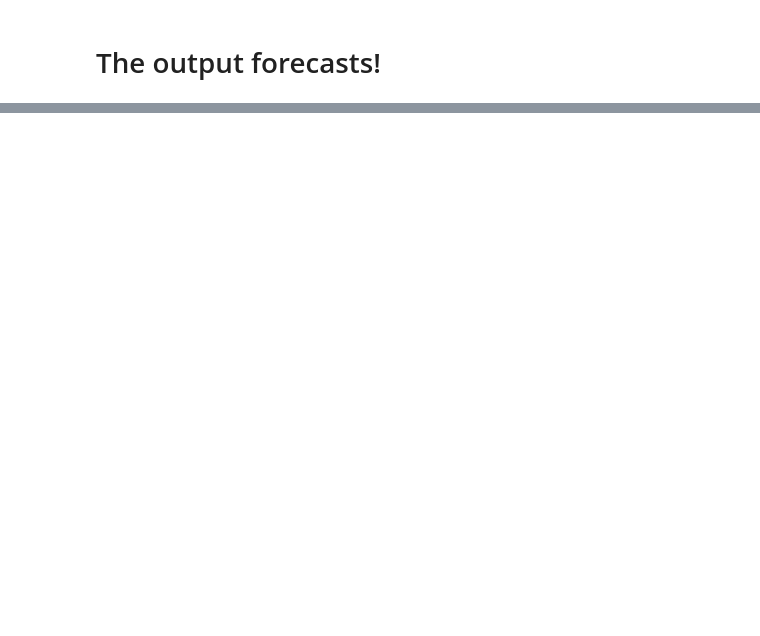
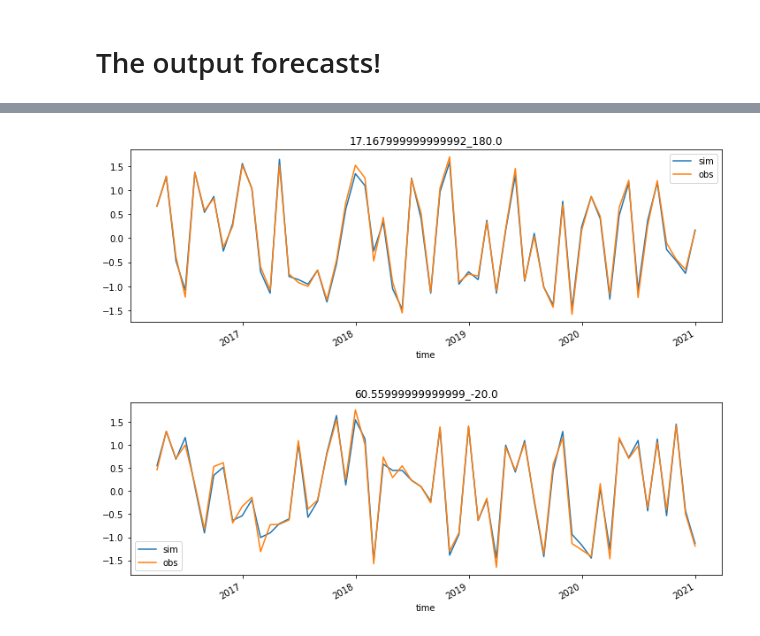
Before and after one commit to tommylees112/spatio_temporal, a Jupyter notebook: notebooks/initial_example.ipynb, the cells around one changed output, grey strips where cells are left out. Cells and saved outputs as stored; diff of their text form; code cells hidden in the pictures; blank space fills up the shorter version.

```diff
--- a/notebooks/initial_example.ipynb
+++ b/notebooks/initial_example.ipynb
@@ -98,0 +99,9 @@ Data variables:
+# %%
+for i in np.arange(2):
+    f, ax = plt.subplots(figsize=(12, 4))
+    pixel = np.random.choice(ds.pixel.values)
+    ds.sel(pixel=pixel).to_dataframe().plot(ax=ax)
+    ax.set_title(pixel)
+# %% [output]
+[figure, added]
+[figure, added]
```
Also changed, not shown: parts of 6 cells of this notebook, 7 other files.
